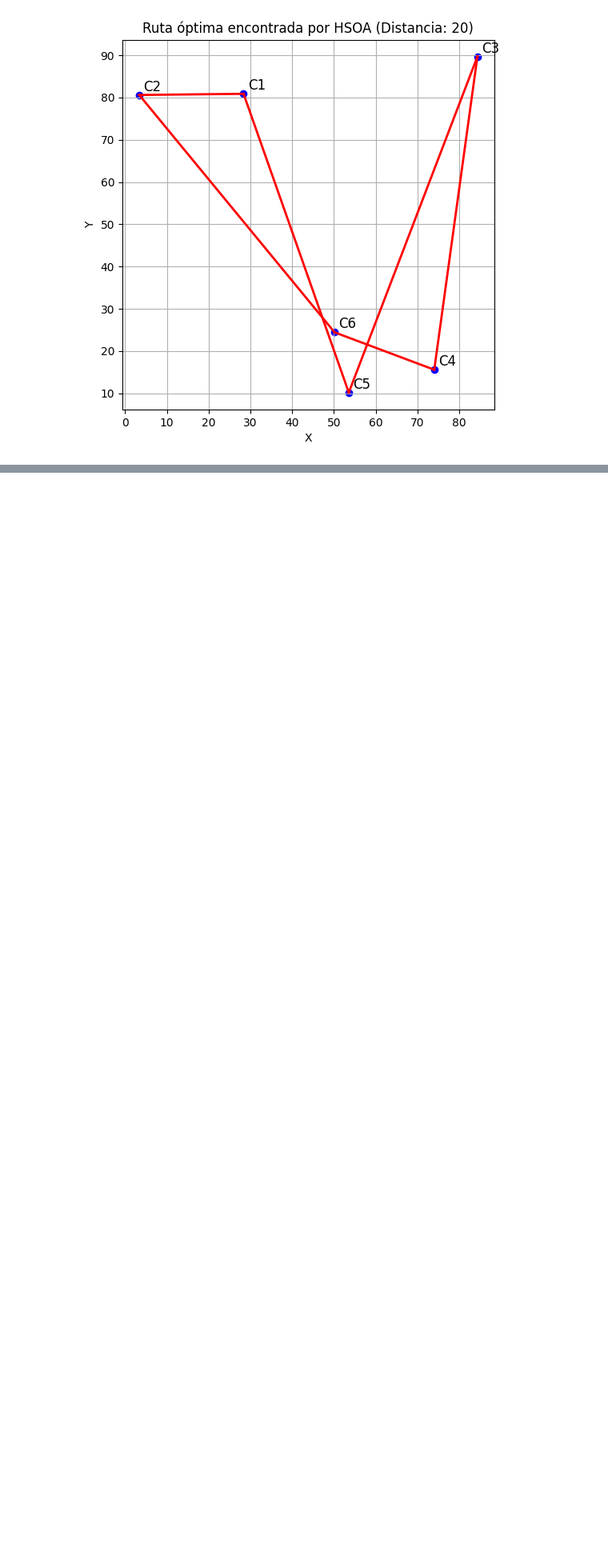
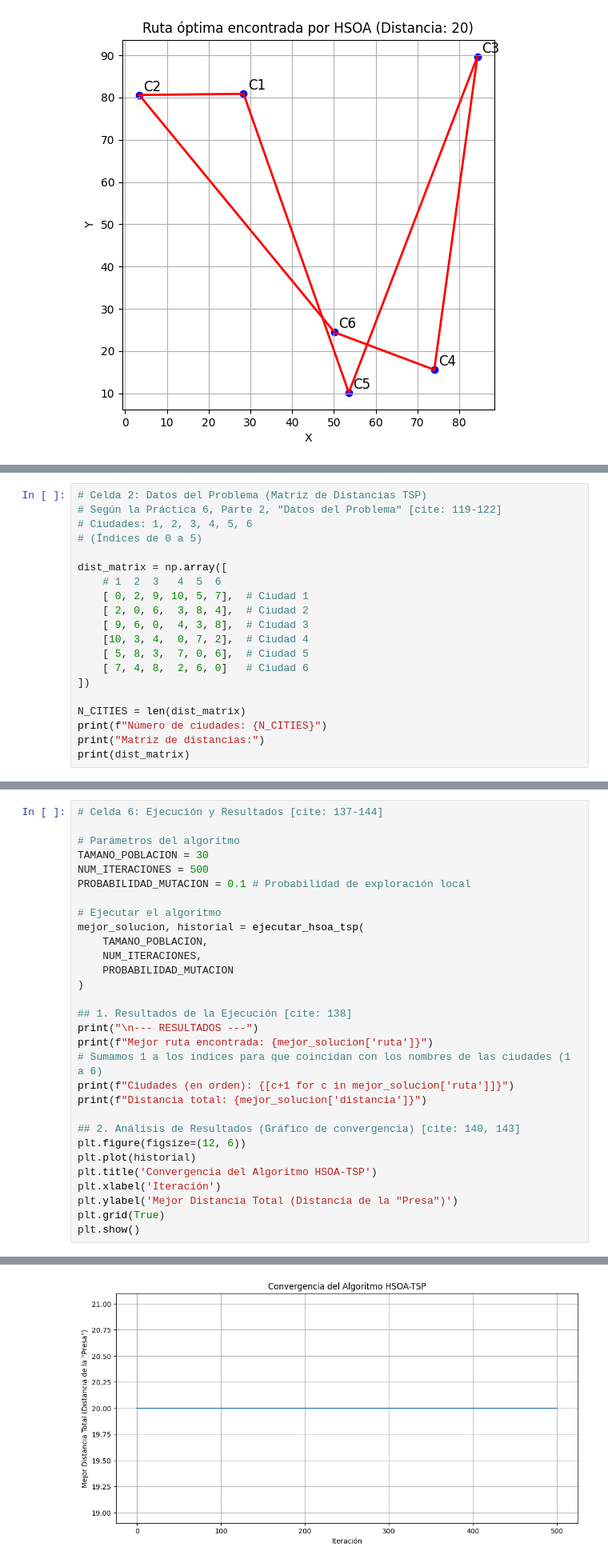
Before and after one commit to cristirofer/HSOA, a Jupyter notebook: main.ipynb, the cells around one changed output, grey strips where cells are left out. Shown: that part at 80% size. Cells and saved outputs as stored; diff of their text form; blank space fills up the shorter version.

```diff
--- a/main.ipynb
+++ b/main.ipynb
@@ -164,0 +175,20 @@ Distancia total: 20
+# %%
+# Celda 2: Datos del Problema (Matriz de Distancias TSP)
+# Según la Práctica 6, Parte 2, "Datos del Problema" [cite: 119-122]
+# Ciudades: 1, 2, 3, 4, 5, 6
+# (Índices de 0 a 5)
+
+dist_matrix = np.array([
+    # 1  2  3   4  5  6
+    [ 0, 2, 9, 10, 5, 7],  # Ciudad 1
+    [ 2, 0, 6,  3, 8, 4],  # Ciudad 2
+    [ 9, 6, 0,  4, 3, 8],  # Ciudad 3
+    [10, 3, 4,  0, 7, 2],  # Ciudad 4
+    [ 5, 8, 3,  7, 0, 6],  # Ciudad 5
+    [ 7, 4, 8,  2, 6, 0]   # Ciudad 6
+])
+
+N_CITIES = len(dist_matrix)
+print(f"Número de ciudades: {N_CITIES}")
+print("Matriz de distancias:")
+print(dist_matrix)
@@ -164,0 +335,31 @@ Distancia total: 20
+# %%
+# Celda 6: Ejecución y Resultados [cite: 137-144]
+
+# Parámetros del algoritmo
+TAMANO_POBLACION = 30
+NUM_ITERACIONES = 500
+PROBABILIDAD_MUTACION = 0.1 # Probabilidad de exploración local
+
+# Ejecutar el algoritmo
+mejor_solucion, historial = ejecutar_hsoa_tsp(
+    TAMANO_POBLACION,
+    NUM_ITERACIONES,
+    PROBABILIDAD_MUTACION
+)
+
+## 1. Resultados de la Ejecución [cite: 138]
+print("\n--- RESULTADOS ---")
+print(f"Mejor ruta encontrada: {mejor_solucion['ruta']}")
+# Sumamos 1 a los índices para que coincidan con los nombres de las ciudades (1 a 6)
+print(f"Ciudades (en orden): {[c+1 for c in mejor_solucion['ruta']]}")
+print(f"Distancia total: {mejor_solucion['distancia']}")
+
+## 2. Análisis de Resultados (Gráfico de convergencia) [cite: 140, 143]
+plt.figure(figsize=(12, 6))
+plt.plot(historial)
+plt.title('Convergencia del Algoritmo HSOA-TSP')
+plt.xlabel('Iteración')
+plt.ylabel('Mejor Distancia Total (Distancia de la "Presa")')
+plt.grid(True)
+plt.show()
+# %% [output]
@@ -164,0 +374 @@ Distancia total: 20
+[figure, added]
```
Also changed, not shown: parts of 6 cells of this notebook.
